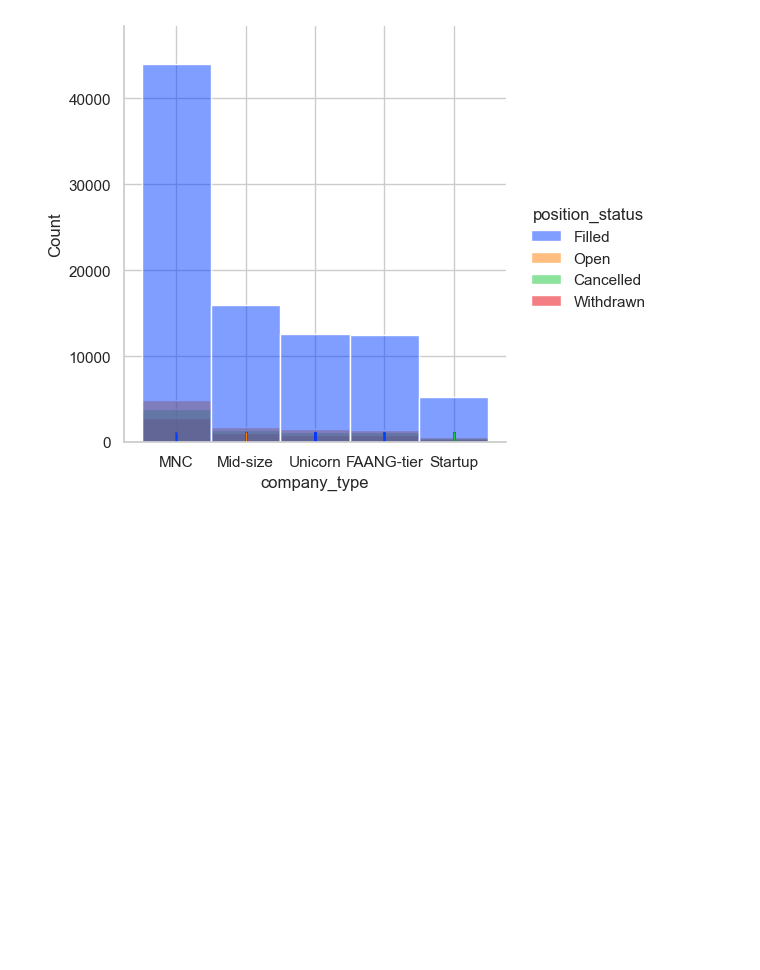
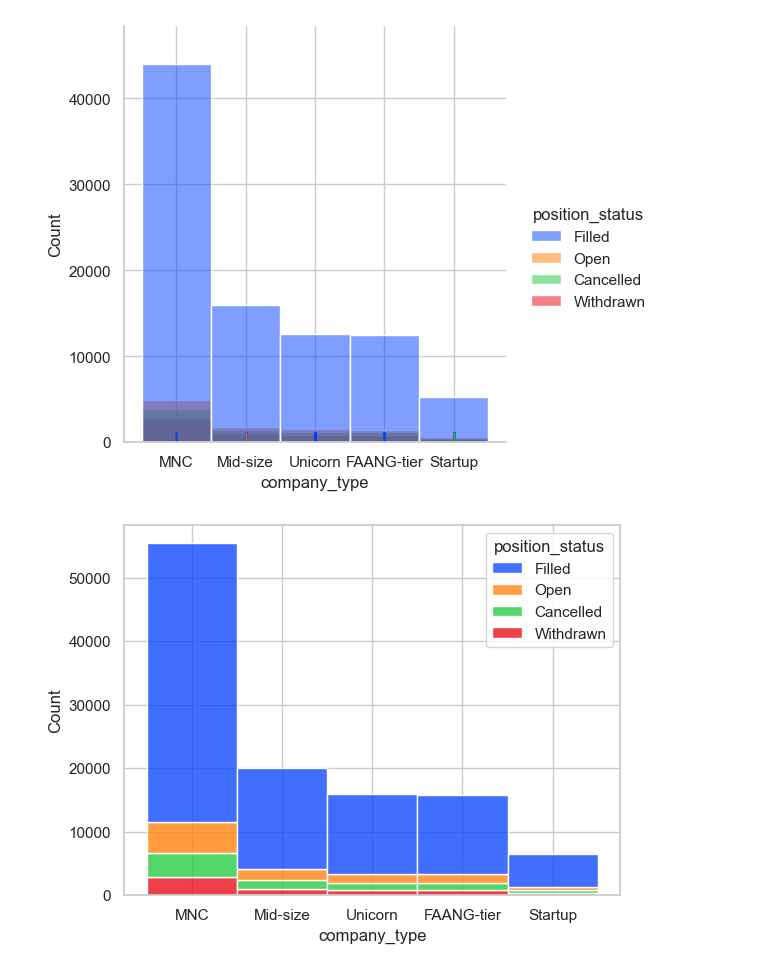
Before and after one commit to noobcoder909/task_2, a Jupyter notebook: pandas_and_seaborn.ipynb, the cells around one changed output. Saved outputs shown, nothing was run; the diff lists cells and outputs as text; code cells hidden in the pictures; blank space fills up the shorter version.

```diff
--- a/pandas_and_seaborn.ipynb
+++ b/pandas_and_seaborn.ipynb
@@ -782,3 +782,8 @@ sns.displot(data=df, x='company_type', hue='position_status', kind='hist',palett
 plt.show()
 # %% [output]
 [figure]
+# %%
+sns.histplot(data=df, x='company_type', hue='position_status', multiple='stack',palette='bright')
+plt.show()
+# %% [output]
+[figure, added]
```
